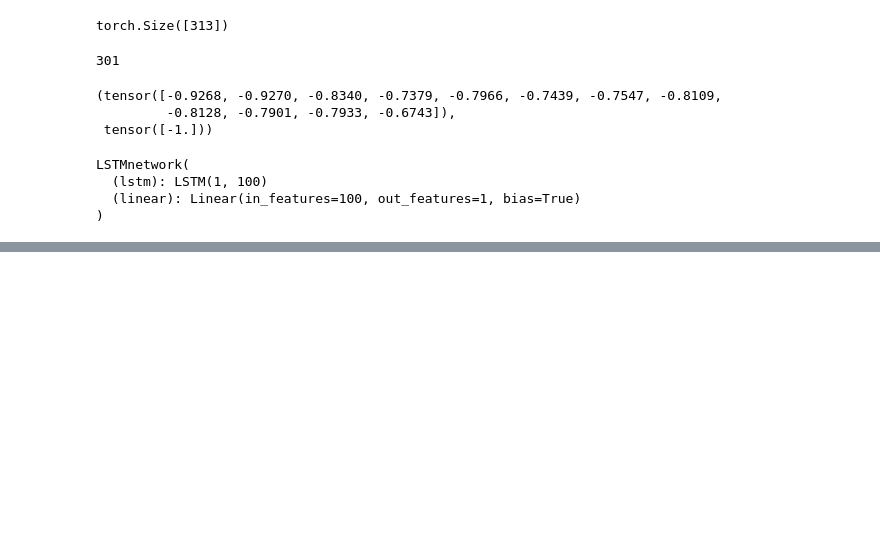
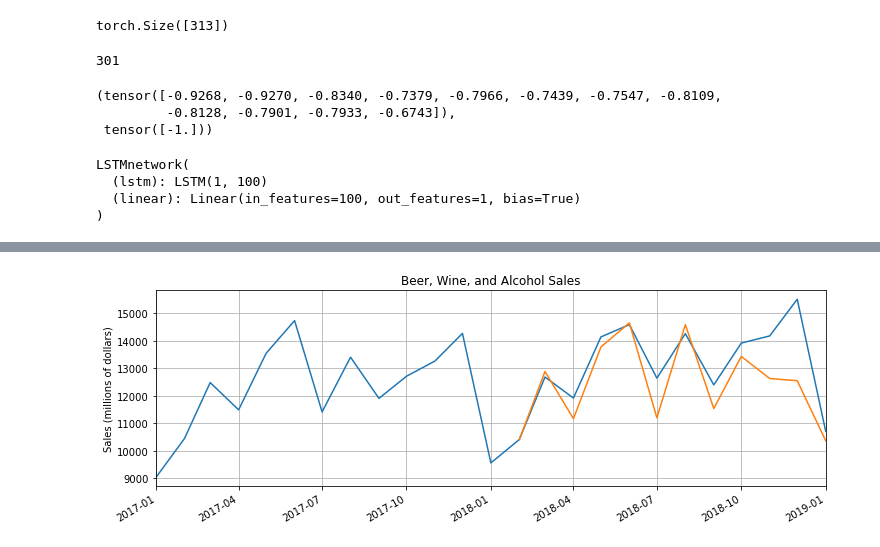
Before and after one commit to dawidkubicki/PyTorch-Crash-Projects, a Jupyter notebook: 04-RNN-Recurrent-Neural-Networks/RNN-ON-REAL-TIME-SERIES-DATA.ipynb, the cells around one changed output, grey strips where cells are left out. Drawn from its saved outputs; the diff is of its cells as text; code cells hidden in the pictures; blank space fills up the shorter version.

```diff
--- a/04-RNN-Recurrent-Neural-Networks/RNN-ON-REAL-TIME-SERIES-DATA.ipynb
+++ b/04-RNN-Recurrent-Neural-Networks/RNN-ON-REAL-TIME-SERIES-DATA.ipynb
@@ -145,0 +269,15 @@ LSTMnetwork(
+# %%
+# Plot the end of the graph
+fig = plt.figure(figsize=(12,4))
+plt.title('Beer, Wine, and Alcohol Sales')
+plt.ylabel('Sales (millions of dollars)')
+plt.grid(True)
+plt.autoscale(axis='x',tight=True)
+fig.autofmt_xdate()
+
+# Select the end of the graph with slice notation:
+plt.plot(df['S4248SM144NCEN']['2017-01-01':])
+plt.plot(x,true_predictions)
+plt.show()
+# %% [output]
+[figure, added]
```
Also changed, not shown: parts of 14 cells of this notebook.
